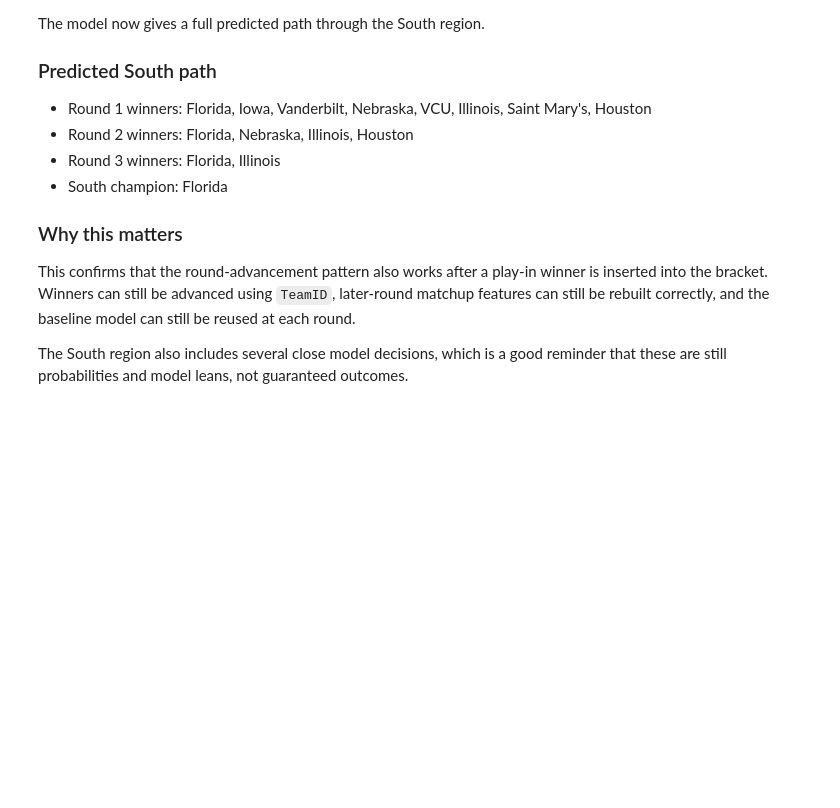
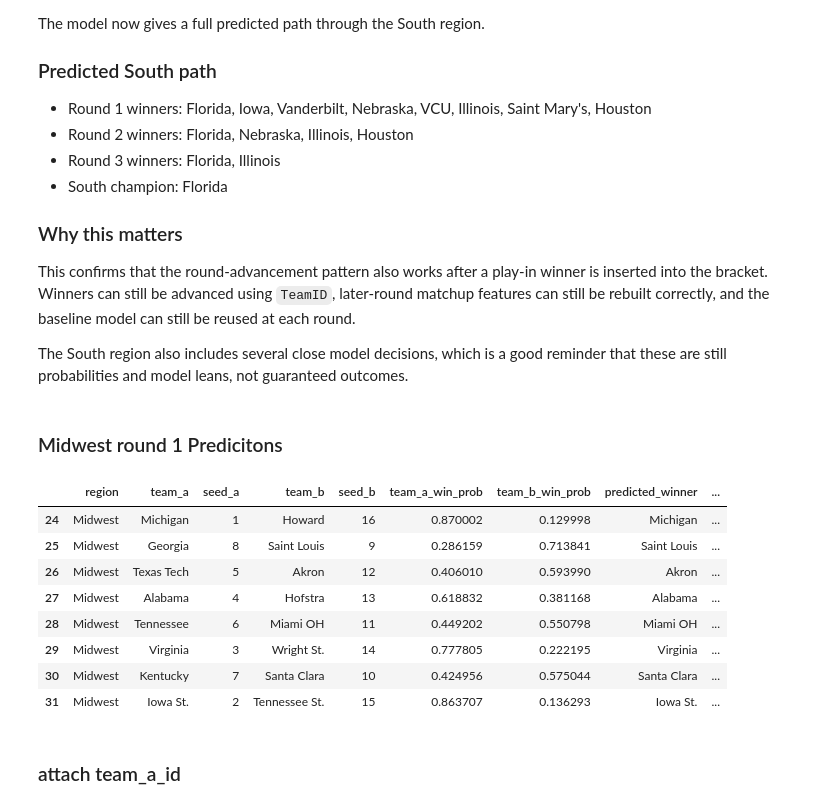
Before and after one commit to Andreachurchwell/march-madness-bracket-simulator, a Jupyter notebook: notebooks/exploration.ipynb, the cells around one changed output. Saved outputs shown, nothing was run; the diff lists cells and outputs as text; code cells hidden in the pictures; blank space fills up the shorter version.

```diff
--- a/notebooks/exploration.ipynb
+++ b/notebooks/exploration.ipynb
@@ -2971,3 +2971,20 @@ The model now gives a full predicted path through the South region.
 This confirms that the round-advancement pattern also works after a play-in winner is inserted into the bracket. Winners can still be advanced using `TeamID`, later-round matchup features can still be rebuilt correctly, and the baseline model can still be reused at each round.
 
 The South region also includes several close model decisions, which is a good reminder that these are still probabilities and model leans, not guaranteed outcomes.
+# %% [markdown]
+### Midwest round 1 Predicitons
+# %%
+midwest_round1 = round1_predictions[round1_predictions["region"] == "Midwest"].copy()
+midwest_round1
+# %% [output]
+|  | region | team_a | seed_a | team_b | seed_b | team_a_win_prob | team_b_win_prob | predicted_winner | ... |
+| 24 | Midwest | Michigan | 1 | Howard | 16 | 0.870002 | 0.129998 | Michigan | ... |
+| 25 | Midwest | Georgia | 8 | Saint Louis | 9 | 0.286159 | 0.713841 | Saint Louis | ... |
+| 26 | Midwest | Texas Tech | 5 | Akron | 12 | 0.406010 | 0.593990 | Akron | ... |
+| 27 | Midwest | Alabama | 4 | Hofstra | 13 | 0.618832 | 0.381168 | Alabama | ... |
+| 28 | Midwest | Tennessee | 6 | Miami OH | 11 | 0.449202 | 0.550798 | Miami OH | ... |
+| 29 | Midwest | Virginia | 3 | Wright St. | 14 | 0.777805 | 0.222195 | Virginia | ... |
+| 30 | Midwest | Kentucky | 7 | Santa Clara | 10 | 0.424956 | 0.575044 | Santa Clara | ... |
+| 31 | Midwest | Iowa St. | 2 | Tennessee St. | 15 | 0.863707 | 0.136293 | Iowa St. | ... |
+# %% [markdown]
+### attach team_a_id
```
Also changed, not shown: parts of 27 cells of this notebook, 1 other file.
